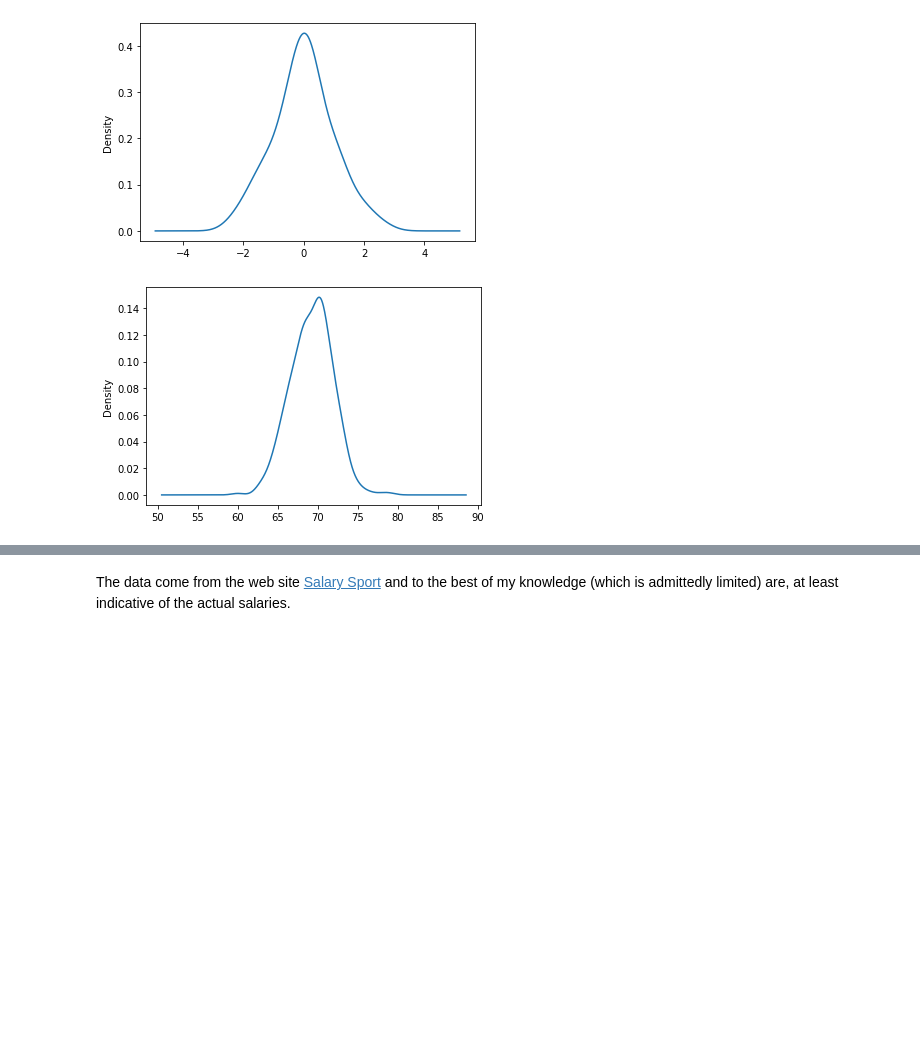
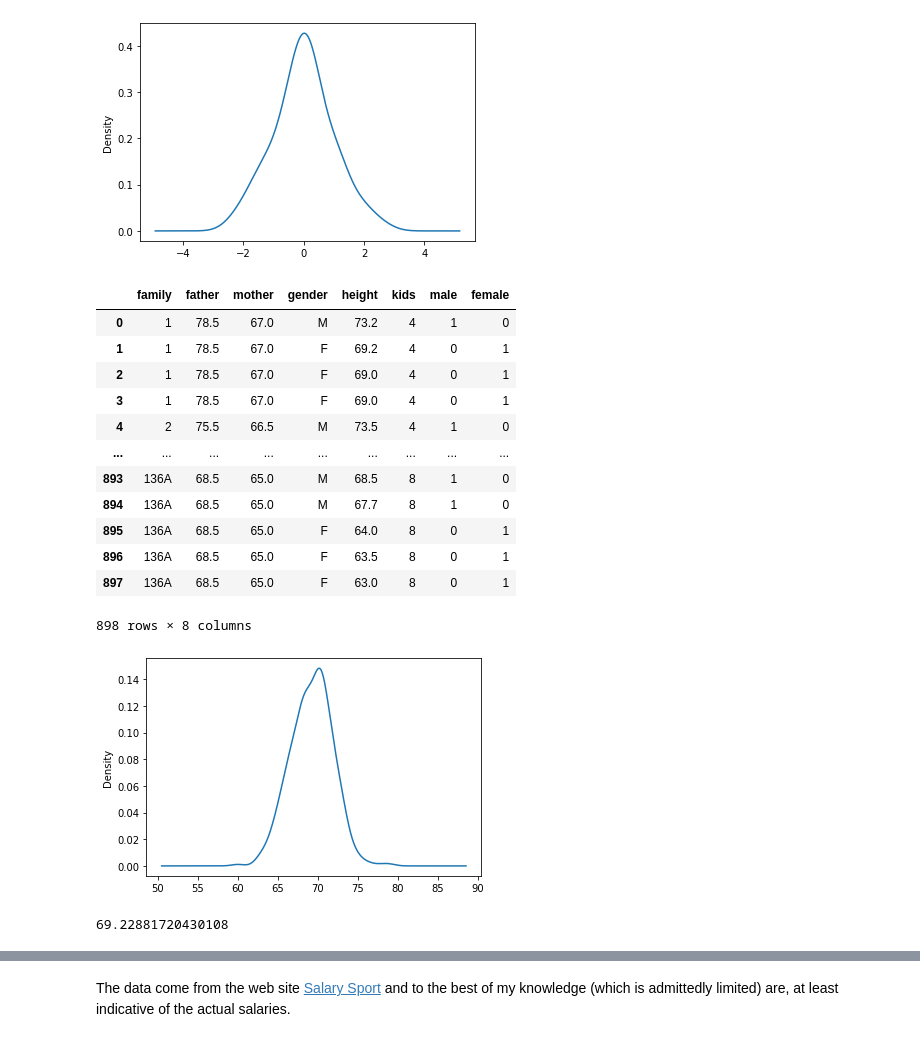
Before and after one commit to alanjones2/Alan-Jones-article-code, a Jupyter notebook: meanmedianmode/mmm.ipynb, the cells around one changed output, grey strips where cells are left out. Cells and saved outputs as stored; diff of their text form; code cells hidden in the pictures; blank space fills up the shorter version.

```diff
--- a/meanmedianmode/mmm.ipynb
+++ b/meanmedianmode/mmm.ipynb
@@ -29,14 +33,31 @@ plt.savefig('images/normal.png')
 # %% [output]
 [figure]
 # %%
-# galton height data https://dataverse.harvard.edu/
+# galton height data source: https://dataverse.harvard.edu/
 
 gal = pd.read_csv('galton-stata11.csv', delimiter='\t')
 gal['height'][gal['male']==1].plot.density();
 plt.savefig('images/galmaleheight.png')
-# gal
+gal
 # %% [output]
+|  | family | father | mother | gender | height | kids | male | female |
+| 0 | 1 | 78.5 | 67.0 | M | 73.2 | 4 | 1 | 0 |
+| 1 | 1 | 78.5 | 67.0 | F | 69.2 | 4 | 0 | 1 |
+| 2 | 1 | 78.5 | 67.0 | F | 69.0 | 4 | 0 | 1 |
+| 3 | 1 | 78.5 | 67.0 | F | 69.0 | 4 | 0 | 1 |
+| 4 | 2 | 75.5 | 66.5 | M | 73.5 | 4 | 1 | 0 |
+| ... | ... | ... | ... | ... | ... | ... | ... | ... |
+| 893 | 136A | 68.5 | 65.0 | M | 68.5 | 8 | 1 | 0 |
+| 894 | 136A | 68.5 | 65.0 | M | 67.7 | 8 | 1 | 0 |
+| 895 | 136A | 68.5 | 65.0 | F | 64.0 | 8 | 0 | 1 |
+| 896 | 136A | 68.5 | 65.0 | F | 63.5 | 8 | 0 | 1 |
+| 897 | 136A | 68.5 | 65.0 | F | 63.0 | 8 | 0 | 1 |
+898 rows × 8 columns
 [figure]
+# %%
+gal['height'][gal['male']==1].mean()
+# %% [output]
+69.22881720430108
 # %% [markdown]
 
 Public data from [Harvard Dataverse](https://dataverse.harvard.edu/)
```
Also changed, not shown: parts of 4 cells of this notebook.
